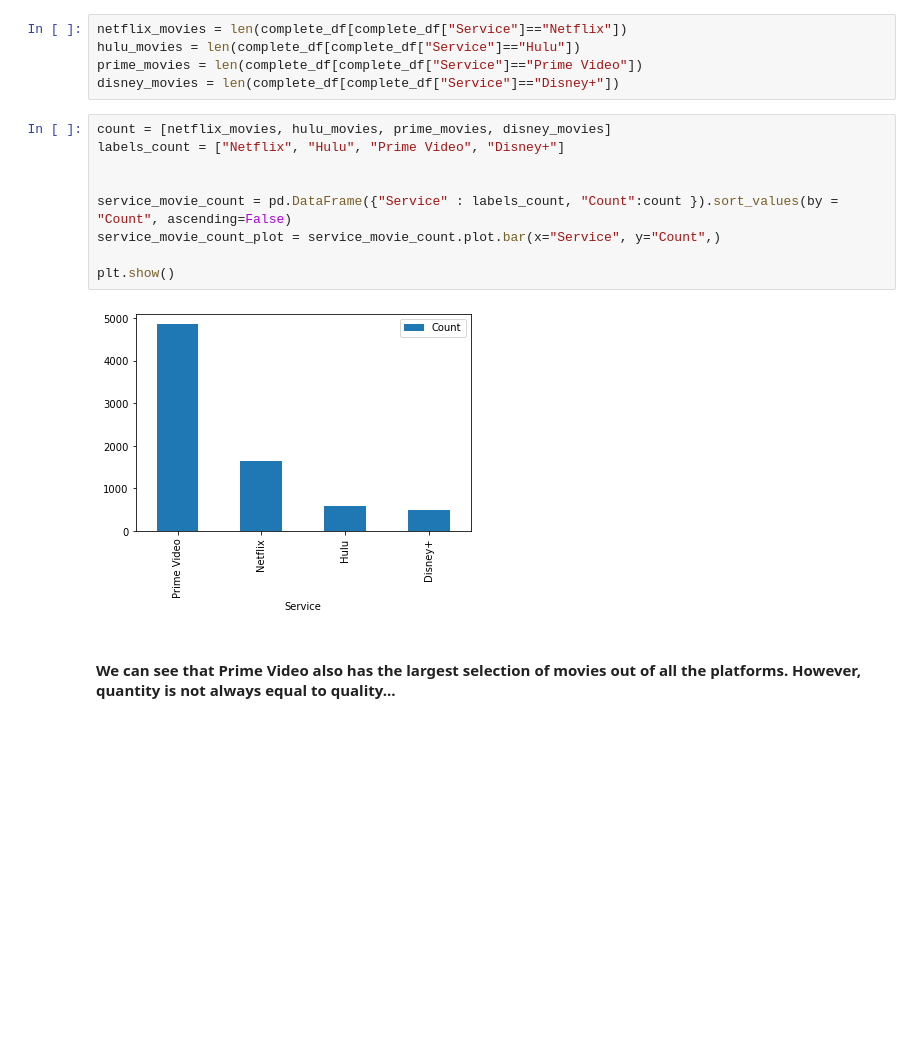
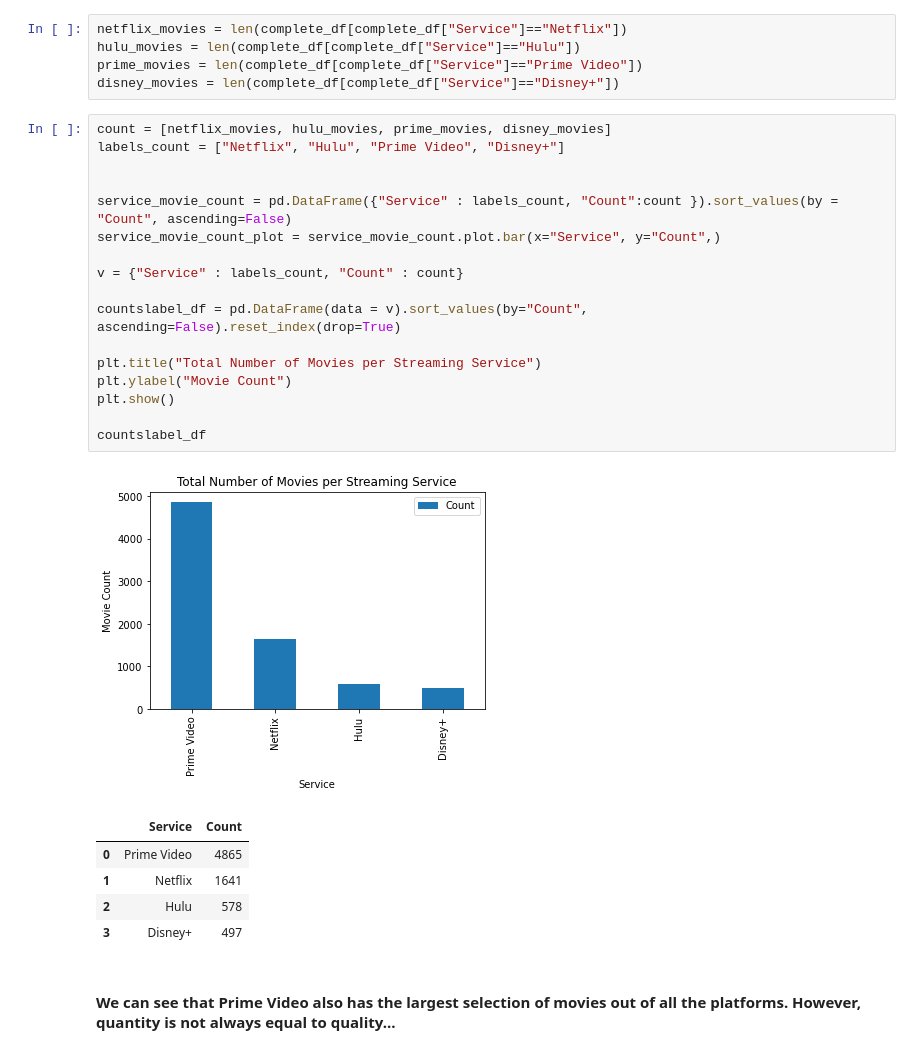
Before and after one commit to RoLDT/project-one-nesfils, a Jupyter notebook: Rodrigo.ipynb, the cells around one changed output. Drawn from its saved outputs; the diff is of its cells as text; blank space fills up the shorter version.

```diff
--- a/Rodrigo.ipynb
+++ b/Rodrigo.ipynb
@@ -140,14 +140,27 @@ disney_movies = len(complete_df[complete_df["Service"]=="Disney+"])
 # %%
 count = [netflix_movies, hulu_movies, prime_movies, disney_movies]
 labels_count = ["Netflix", "Hulu", "Prime Video", "Disney+"]
 
 
 service_movie_count = pd.DataFrame({"Service" : labels_count, "Count":count }).sort_values(by = "Count", ascending=False)
 service_movie_count_plot = service_movie_count.plot.bar(x="Service", y="Count",)
 
+v = {"Service" : labels_count, "Count" : count}
+
+countslabel_df = pd.DataFrame(data = v).sort_values(by="Count", ascending=False).reset_index(drop=True)
+
+plt.title("Total Number of Movies per Streaming Service")
+plt.ylabel("Movie Count")
 plt.show()
+
+countslabel_df
 # %% [output]
-[figure, old version]
+[figure, new version]
+|  | Service | Count |
+| 0 | Prime Video | 4865 |
+| 1 | Netflix | 1641 |
+| 2 | Hulu | 578 |
+| 3 | Disney+ | 497 |
 # %% [markdown]
 #### We can see that Prime Video also has the largest selection of movies out of all the platforms. However, quantity is not always equal to quality...
 # %% [markdown]
```
Also changed, not shown: parts of 1 cell of this notebook.
